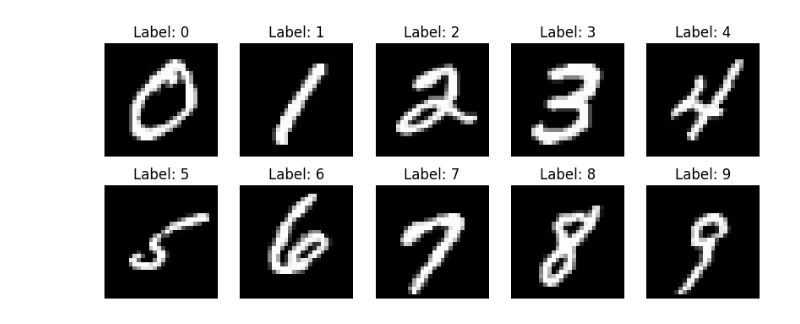
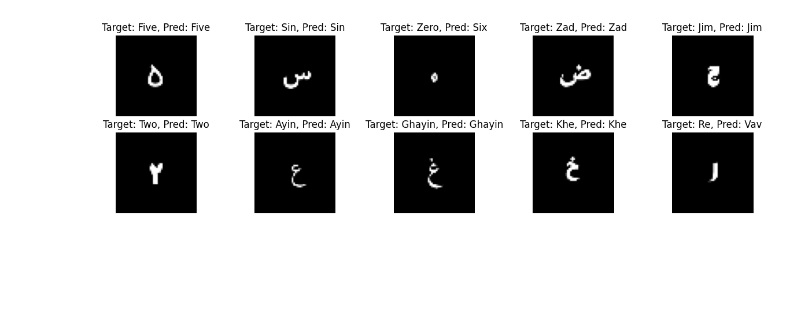
Before and after one commit to ArtinABS/Persian-Alphabet-Recognition, a Jupyter notebook: Models/Neural Network/ANN.ipynb, the cells around one changed output. Drawn from its saved outputs; the diff is of its cells as text; code cells hidden in the pictures; blank space fills up the shorter version.

Commit message:
Train the ANN model using provided dataloader

```diff
--- a/Models/Neural Network/ANN.ipynb
+++ b/Models/Neural Network/ANN.ipynb
@@ -15,0 +76,14 @@ EPOCHS = 10
+# %%
+model = Sequential(name='Model-1')
+
+model.add(layers.Input(shape=INPUT_SHAPE))
+model.add(layers.Flatten())
+model.add(layers.Dense(units=2048, activation='relu', use_bias=True, name='Dense_1'))
+model.add(layers.Dense(units=1024, activation='relu', use_bias=True, name='Dense_2'))
+model.add(layers.Dense(units=512, activation='relu', use_bias=True, name='Dense_3'))
+model.add(layers.Dense(units=256, activation='relu', use_bias=True, name='Dense_4'))
+model.add(layers.Dense(units=128, activation='relu', use_bias=True, name='Dense_5'))
+model.add(layers.Dense(units=64, activation='relu', use_bias=True, name='Dense_6'))
+model.add(layers.Dense(units=CLASSES, activation='softmax', use_bias=True, name='Dense_7'))
+
+model.summary()
@@ -15,0 +114,15 @@ EPOCHS = 10
+# %%
+model.compile(optimizer='adam', loss=keras.losses.sparse_categorical_crossentropy, metrics=['accuracy'])
+
+history = model.fit(X_train, y_train, epochs=EPOCHS, validation_data=(X_test, y_test))
+
+history_df = pd.DataFrame({
+    'Epoch': range(1, len(history.history['accuracy']) + 1),
+    'Training Accuracy': history.history['accuracy'],
+    'Validation Accuracy': history.history['val_accuracy'],
+    'Training Loss': history.history['loss'],
+    'Validation Loss': history.history['val_loss']
+})
+
+
+display(history_df)
@@ -16,21 +160,21 @@ EPOCHS = 10
 # %%
-(X_train, y_train), (X_test, y_test) = keras.datasets.mnist.load_data()
+test_loss, test_acc = model.evaluate(X_test, y_test)
+print(f'Model 1 Test Accuracy: {test_acc:.4f}')
 
-X_train = X_train.astype('float32') / 255.
-X_test = X_test.astype('float32') / 255.
+predictions = model.predict(X_test)
 
 used=[]
 counter = 0
 i = 0
-plt.figure(figsize=(10, 4))
+plt.figure(figsize=(15, 4))
 while counter != 10:
-    while y_train[i] in used or y_train[i]!=counter:
+    while y_test[i] in used:
         i+=1
         continue
-    used.append(y_train[i])
+    used.append(y_test[i])
     plt.subplot(2, 5, counter + 1)
-    plt.imshow(X_train[i].reshape(28, 28), cmap='gray')
-    plt.title(f'Label: {y_train[i]}')
+    plt.imshow(X_test[i], cmap='gray')
+    plt.title(f'Target: {LABELS[y_test[i]]}, Pred: {LABELS[np.argmax(predictions[i])]}')
     plt.axis('off')
     counter+=1
 plt.show()
@@ -38 +185 @@ plt.show()
-[figure, old version]
+[figure, new version]
```
Also changed, not shown: parts of 8 cells of this notebook, 1 other file.
